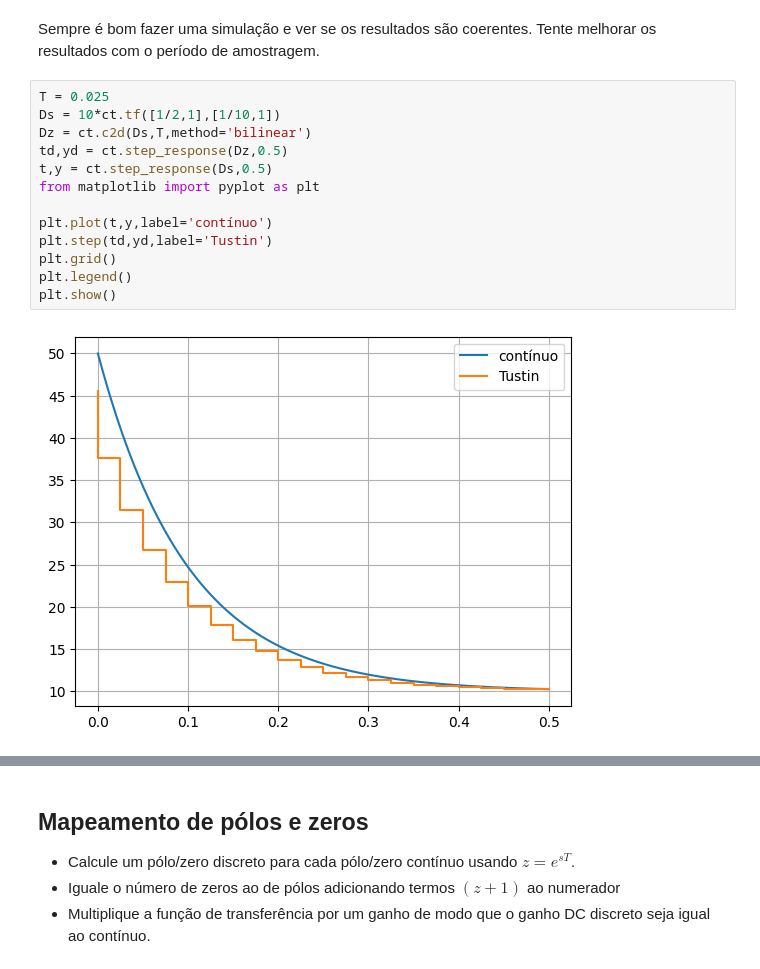
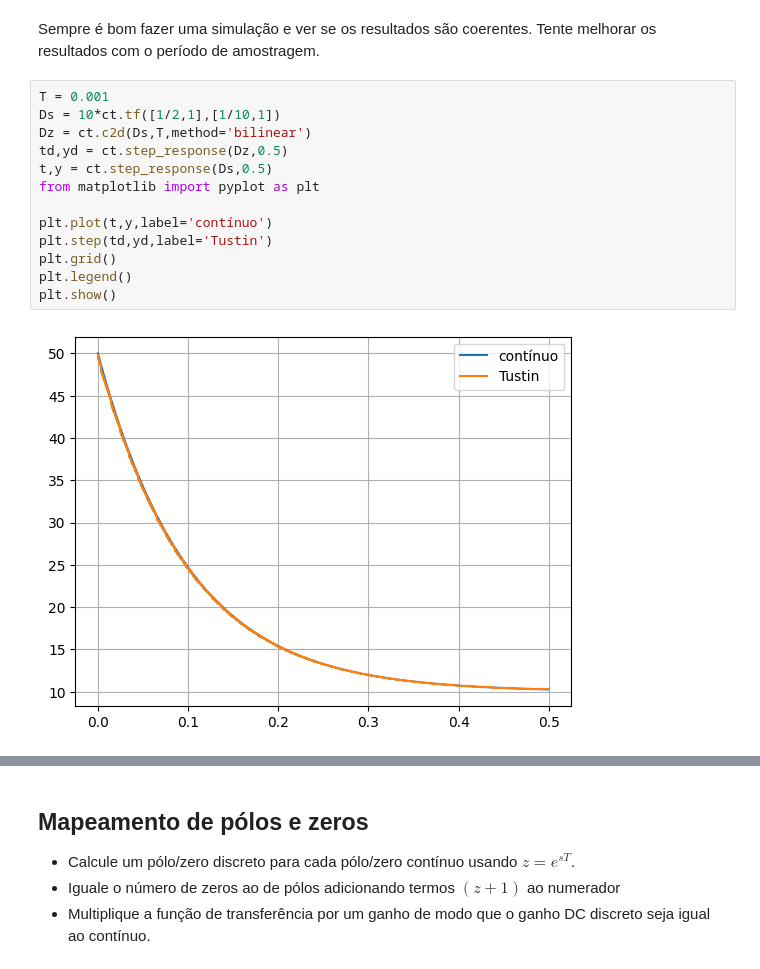
Before and after one commit to rsbayma/Controle-II, a Jupyter notebook: Controle digital/4 - Projeto usando equivalentes discretos.ipynb, the cells around one changed output, grey strips where cells are left out. Drawn from its saved outputs; the diff is of its cells as text.

```diff
--- a/Controle digital/4 - Projeto usando equivalentes discretos.ipynb
+++ b/Controle digital/4 - Projeto usando equivalentes discretos.ipynb
@@ -102,17 +102,17 @@ $\displaystyle \frac{10 \cdot \left(410.0 z - 390.0\right)}{90.0 z - 70.0}$
 # %% [markdown]
 Sempre é bom fazer uma simulação e ver se os resultados são coerentes. Tente melhorar os resultados com o período de amostragem.
 # %%
-T = 0.025
+T = 0.001
 Ds = 10*ct.tf([1/2,1],[1/10,1])
 Dz = ct.c2d(Ds,T,method='bilinear')
 td,yd = ct.step_response(Dz,0.5)
 t,y = ct.step_response(Ds,0.5)
 from matplotlib import pyplot as plt
 
 plt.plot(t,y,label='contínuo')
 plt.step(td,yd,label='Tustin')
 plt.grid()
 plt.legend()
 plt.show()
 # %% [output]
-[figure, old version]
+[figure, new version]
```
Also changed, not shown: parts of 9 cells of this notebook, 2 other files.
